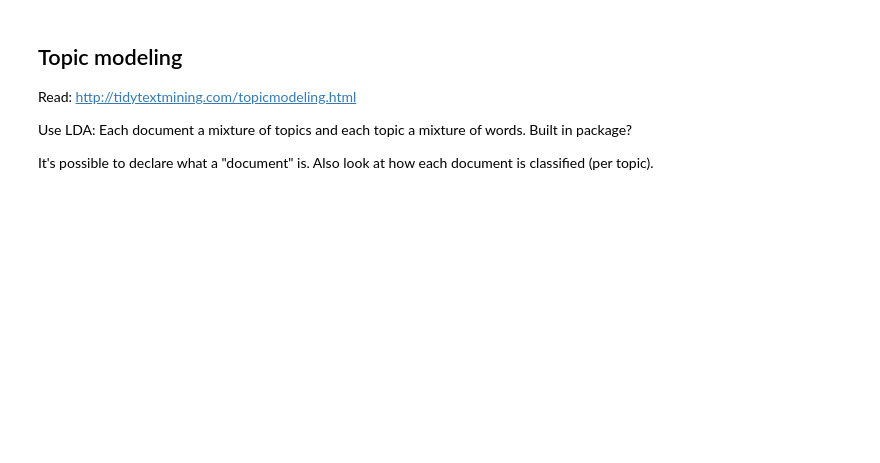
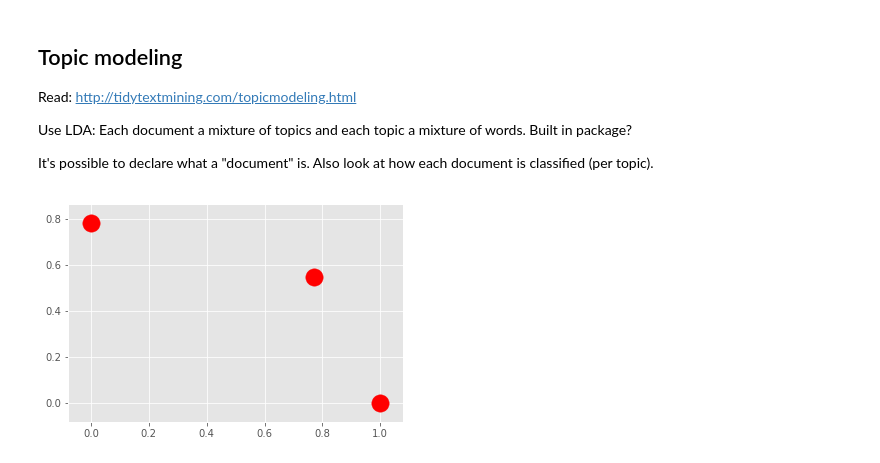
Before and after one commit to fdelia/bots, a Jupyter notebook: 4_clustering_comments.ipynb, the cells around one changed output. Saved outputs shown, nothing was run; the diff lists cells and outputs as text; code cells hidden in the pictures; blank space fills up the shorter version.

```diff
--- a/4_clustering_comments.ipynb
+++ b/4_clustering_comments.ipynb
@@ -76,0 +181,15 @@ tfidf = tfidf_vectorizer.fit_transform(df_com['con'])
+# %%
+# Make a directed graph from the LDA
+# For comment wal_top_holiday_soon
+import networkx as nx
+G = nx.DiGraph()
+
+
+
+G.add_edges_from([('test', 'zwei')], weight=2)
+G.add_edges_from([('zwei', 'drei')])
+pos = nx.spring_layout(G)
+nx.draw_networkx_nodes(G, pos, cmap=plt.get_cmap('jet'))
+plt.show()
+# %% [output]
+[figure, added]
```
Also changed, not shown: parts of 7 cells of this notebook.
